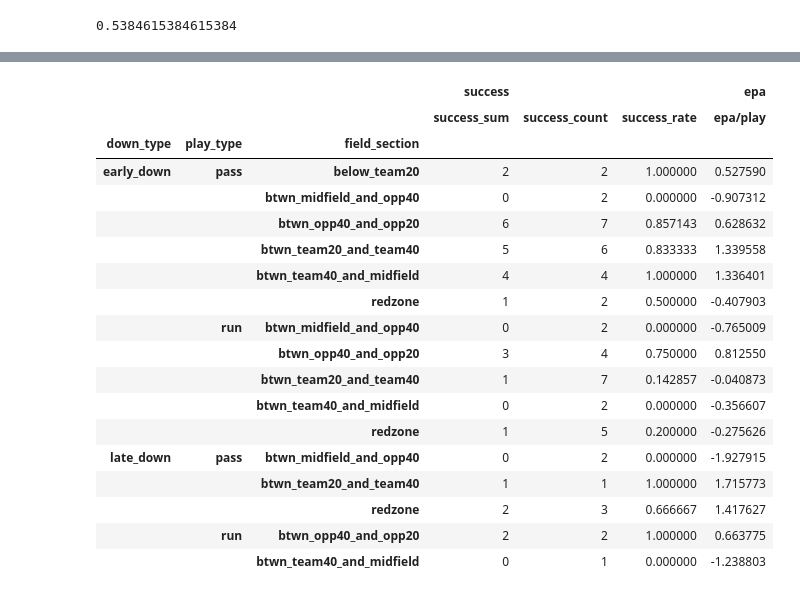
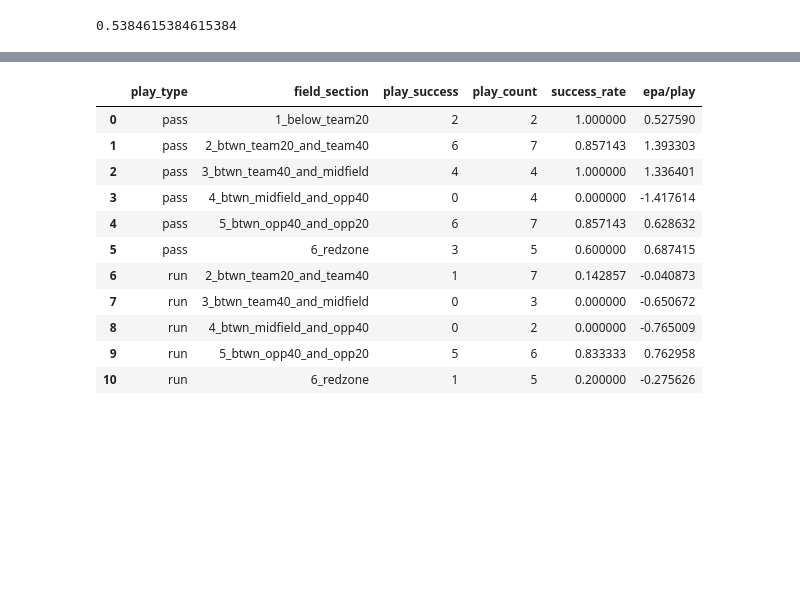
Before and after one commit to keeganheilman/nfl-charts, a Jupyter notebook: explosive_ratio.ipynb, the cells around one changed output, grey strips where cells are left out. Drawn from its saved outputs; the diff is of its cells as text; code cells hidden in the pictures; blank space fills up the shorter version.

Commit message:
add field section barchart

```diff
--- a/explosive_ratio.ipynb
+++ b/explosive_ratio.ipynb
@@ -494,12 +494,12 @@ condlist = [
     ((df.yardline_100 <= 20)),
 ]
 choicelist = [
-    'below_team20',
-    'btwn_team20_and_team40',
-    'btwn_team40_and_midfield',
-    'btwn_midfield_and_opp40',
-    'btwn_opp40_and_opp20',
-    'redzone'
+    '1_below_team20',
+    '2_btwn_team20_and_team40',
+    '3_btwn_team40_and_midfield',
+    '4_btwn_midfield_and_opp40',
+    '5_btwn_opp40_and_opp20',
+    '6_redzone'
 ]
 df['field_section'] = np.select(condlist,choicelist, default=None)
 # %%
@@ -511,9 +511,45 @@ df_team_week.success.mean()
 # %% [output]
 0.5384615384615384
 # %%
+def insert_missing_barchart_info(fs_, choicelist, success_metrics):
+    missing_sections = (list(set(choicelist) - set(fs_)))
+    for section in missing_sections:
+        section_idx = choicelist.index(section)
+        success_metrics.insert(0, section_idx)
+    return success_metrics
 
 
-(df_team_week
- .groupby(['down_type','play_type','field_section']).agg({'success':[('success_sum','sum'),('success_count','count'),('success_rate','mean')],'epa':[('epa/play','mean')]})
-)
+df_fs = (df_team_week
+ .groupby(['play_type','field_section']).agg({'success':[('play_success','sum'),('play_count','count'),('success_rate','mean')],'epa':[('epa/play','mean')]})
+).droplevel(level=0,axis=1).reset_index()
+
+pos = np.arange(len(df_fs.field_section.unique()))
+width = 0.35
+
+fs_pass = df_fs[df_fs.play_type == 'pass'].field_section.to_list()
+fs_run = df_fs[df_fs.play_type == 'run'].field_section.to_list()
+
+pc_pass = df_fs[df_fs.play_type == 'pass'].play_count.to_list()
+pc_run = df_fs[df_fs.play_type == 'run'].play_count.to_list()
+ps_pass = df_fs[df_fs.play_type == 'pass'].play_success.to_list()
+ps_run = df_fs[df_fs.play_type == 'run'].play_success.to_list()
+sm_pass = df_fs[df_fs.play_type == 'pass'].success_rate.to_list()
+sm_run = df_fs[df_fs.play_type == 'run'].success_rate.to_list()
+
+sm_pass = insert_missing_barchart_info(fs_pass, choicelist, sm_pass)
+ps_pass = insert_missing_barchart_info(fs_pass, choicelist, ps_pass)
+pc_pass = insert_missing_barchart_info(fs_pass, choicelist, pc_pass)
+sm_run = insert_missing_barchart_info(fs_run, choicelist, sm_run)
+ps_run = insert_missing_barchart_info(fs_run, choicelist, ps_run)
+pc_run = insert_missing_barchart_info(fs_run, choicelist, pc_run)
+
+fig, ax = plt.subplots(figsize=(8,8))
+pass_bars = ax.barh(y=pos+width/2,height=width,left=ps_pass, width=pc_pass,tick_label=choicelist, label="unsuccessful passes")
+pass_bars = ax.barh(y=pos+width/2,height=width, width=ps_pass,tick_label=choicelist, label="successful pass")
+run_bars = ax.barh(y=pos-width/2, height=width,left=ps_run, width=pc_run, label='unsuccessful runs')
+run_bars = ax.barh(y=pos-width/2, height=width, width=ps_run, label='successful run')
+ax.legend()
+plt.show()
+
+df_fs
 # %% [output]
@@ -520,19 +557,12 @@ df_team_week.success.mean()
-|  |  |  | success |  |  | epa |
-|  |  |  | success_sum | success_count | success_rate | epa/play |
-| down_type | play_type | field_section |  |  |  |  |
-| early_down | pass | below_team20 | 2 | 2 | 1.000000 | 0.527590 |
-|  |  | btwn_midfield_and_opp40 | 0 | 2 | 0.000000 | -0.907312 |
-|  |  | btwn_opp40_and_opp20 | 6 | 7 | 0.857143 | 0.628632 |
-|  |  | btwn_team20_and_team40 | 5 | 6 | 0.833333 | 1.339558 |
-|  |  | btwn_team40_and_midfield | 4 | 4 | 1.000000 | 1.336401 |
-|  |  | redzone | 1 | 2 | 0.500000 | -0.407903 |
-|  | run | btwn_midfield_and_opp40 | 0 | 2 | 0.000000 | -0.765009 |
-|  |  | btwn_opp40_and_opp20 | 3 | 4 | 0.750000 | 0.812550 |
-|  |  | btwn_team20_and_team40 | 1 | 7 | 0.142857 | -0.040873 |
-|  |  | btwn_team40_and_midfield | 0 | 2 | 0.000000 | -0.356607 |
-|  |  | redzone | 1 | 5 | 0.200000 | -0.275626 |
-| late_down | pass | btwn_midfield_and_opp40 | 0 | 2 | 0.000000 | -1.927915 |
-|  |  | btwn_team20_and_team40 | 1 | 1 | 1.000000 | 1.715773 |
-|  |  | redzone | 2 | 3 | 0.666667 | 1.417627 |
-|  | run | btwn_opp40_and_opp20 | 2 | 2 | 1.000000 | 0.663775 |
-|  |  | btwn_team40_and_midfield | 0 | 1 | 0.000000 | -1.238803 |
+|  | play_type | field_section | play_success | play_count | success_rate | epa/play |
+| 0 | pass | 1_below_team20 | 2 | 2 | 1.000000 | 0.527590 |
+| 1 | pass | 2_btwn_team20_and_team40 | 6 | 7 | 0.857143 | 1.393303 |
+| 2 | pass | 3_btwn_team40_and_midfield | 4 | 4 | 1.000000 | 1.336401 |
+| 3 | pass | 4_btwn_midfield_and_opp40 | 0 | 4 | 0.000000 | -1.417614 |
+| 4 | pass | 5_btwn_opp40_and_opp20 | 6 | 7 | 0.857143 | 0.628632 |
+| 5 | pass | 6_redzone | 3 | 5 | 0.600000 | 0.687415 |
+| 6 | run | 2_btwn_team20_and_team40 | 1 | 7 | 0.142857 | -0.040873 |
+| 7 | run | 3_btwn_team40_and_midfield | 0 | 3 | 0.000000 | -0.650672 |
+| 8 | run | 4_btwn_midfield_and_opp40 | 0 | 2 | 0.000000 | -0.765009 |
+| 9 | run | 5_btwn_opp40_and_opp20 | 5 | 6 | 0.833333 | 0.762958 |
+| 10 | run | 6_redzone | 1 | 5 | 0.200000 | -0.275626 |
```
Also changed, not shown: parts of 4 cells of this notebook.
